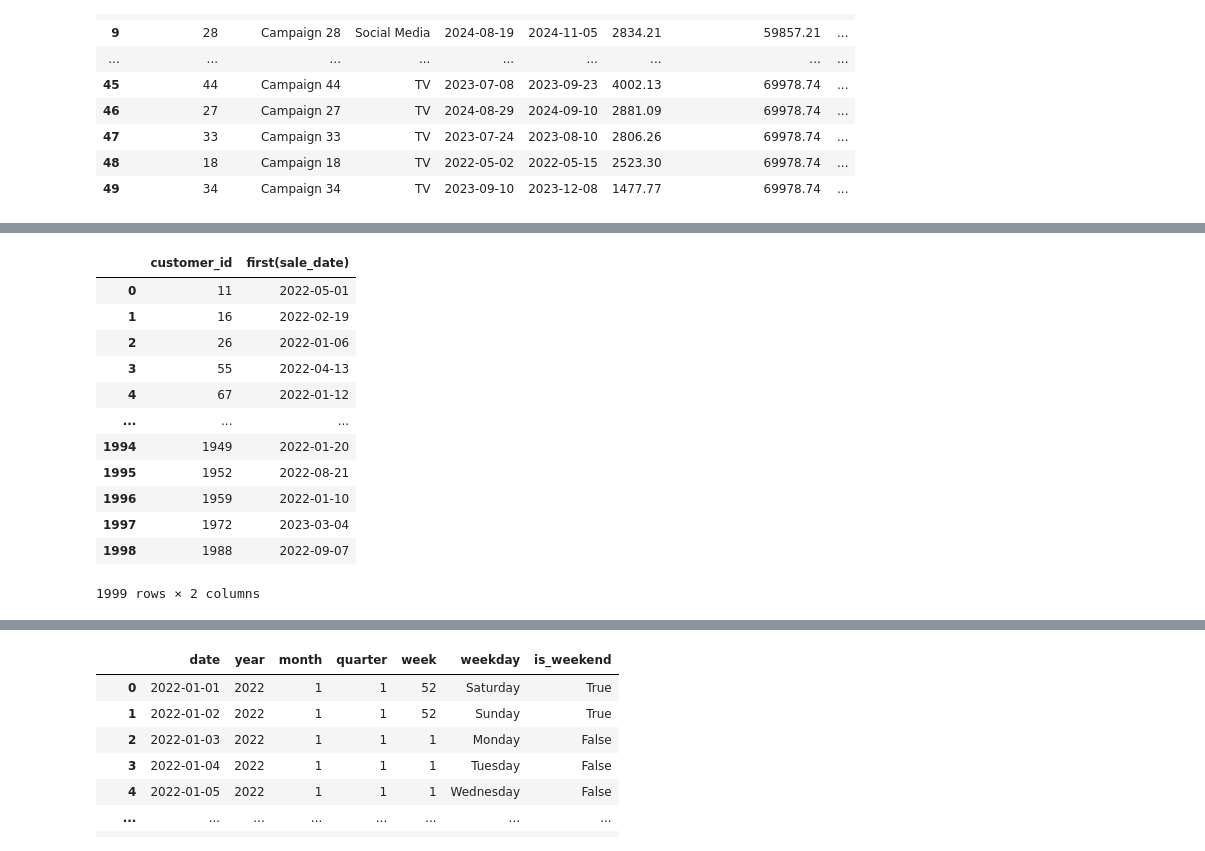
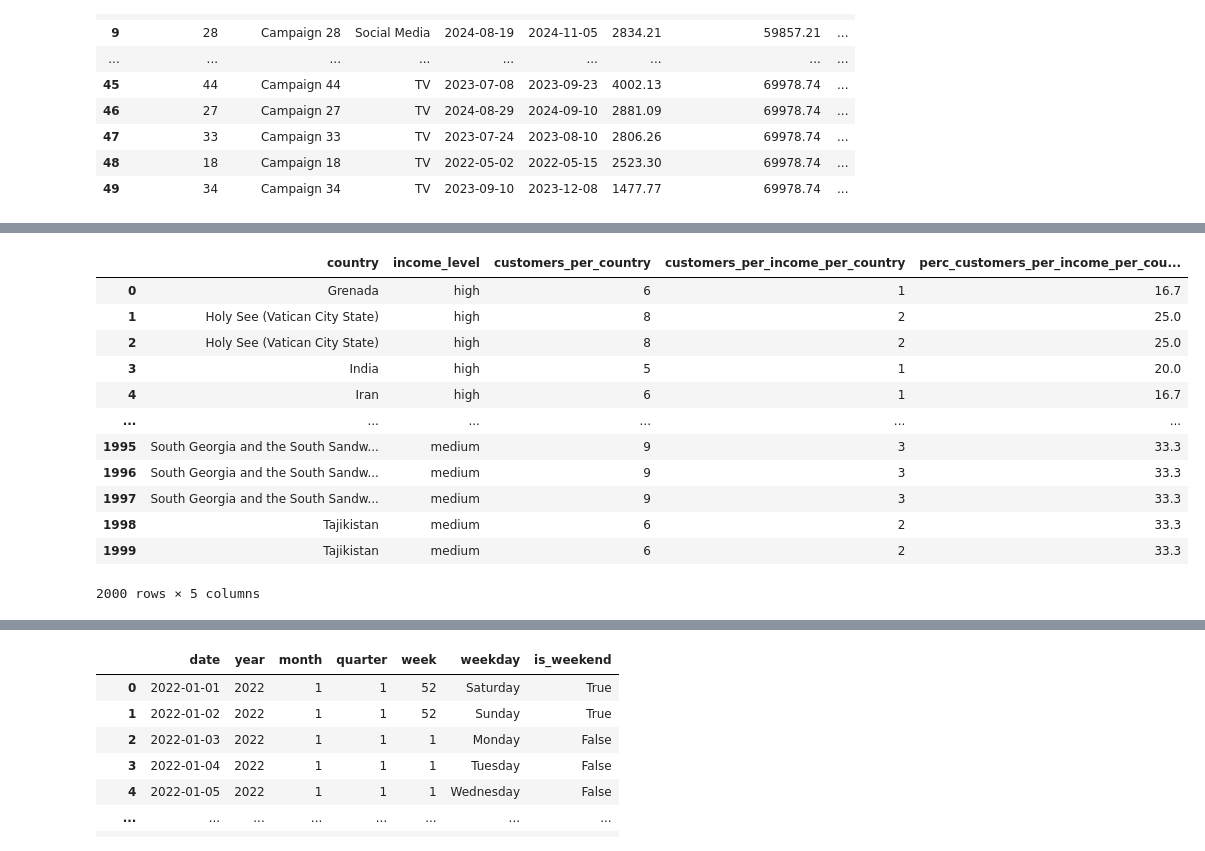
Before and after one commit to ManuelEspitia1/Retail-Pulse---From-Raw-Data-to-Smart-Decisions, a Jupyter notebook: sales_analysis.ipynb, the cells around one changed output, grey strips where cells are left out. Saved outputs shown, nothing was run; the diff lists cells and outputs as text; code cells hidden in the pictures.

Commit message:
update customers.csv and notebook with transformations on customers and sales tables

```diff
--- a/sales_analysis.ipynb
+++ b/sales_analysis.ipynb
@@ -256,22 +285,22 @@ sales
 # %%
 _dntk.execute_sql(
-  'select customer_id, first(sale_date)\nfrom sales\ngroup by customer_id',
+  'Select country, income_level, customers_per_country, customers_per_income_per_country, perc_customers_per_income_per_country\nfrom customers\n',
   'SQL_DEEPNOTE_DATAFRAME_SQL',
   audit_sql_comment='',
   sql_cache_mode='cache_disabled',
   return_variable_type='dataframe'
 )
 # %% [output]
-|  | customer_id | first(sale_date) |
-| 0 | 11 | 2022-05-01 |
-| 1 | 16 | 2022-02-19 |
-| 2 | 26 | 2022-01-06 |
-| 3 | 55 | 2022-04-13 |
-| 4 | 67 | 2022-01-12 |
-| ... | ... | ... |
-| 1994 | 1949 | 2022-01-20 |
-| 1995 | 1952 | 2022-08-21 |
-| 1996 | 1959 | 2022-01-10 |
-| 1997 | 1972 | 2023-03-04 |
-| 1998 | 1988 | 2022-09-07 |
+|  | country | income_level | customers_per_country | customers_per_income_per_country | perc_customers_per_income_per_cou... |
+| 0 | Grenada | high | 6 | 1 | 16.7 |
+| 1 | Holy See (Vatican City State) | high | 8 | 2 | 25.0 |
+| 2 | Holy See (Vatican City State) | high | 8 | 2 | 25.0 |
+| 3 | India | high | 5 | 1 | 20.0 |
+| 4 | Iran | high | 6 | 1 | 16.7 |
+| ... | ... | ... | ... | ... | ... |
+| 1995 | South Georgia and the South Sandw... | medium | 9 | 3 | 33.3 |
+| 1996 | South Georgia and the South Sandw... | medium | 9 | 3 | 33.3 |
+| 1997 | South Georgia and the South Sandw... | medium | 9 | 3 | 33.3 |
+| 1998 | Tajikistan | medium | 6 | 2 | 33.3 |
+| 1999 | Tajikistan | medium | 6 | 2 | 33.3 |
-1999 rows × 2 columns
+2000 rows × 5 columns
```
Also changed, not shown: parts of 6 cells of this notebook, 1 other file.
